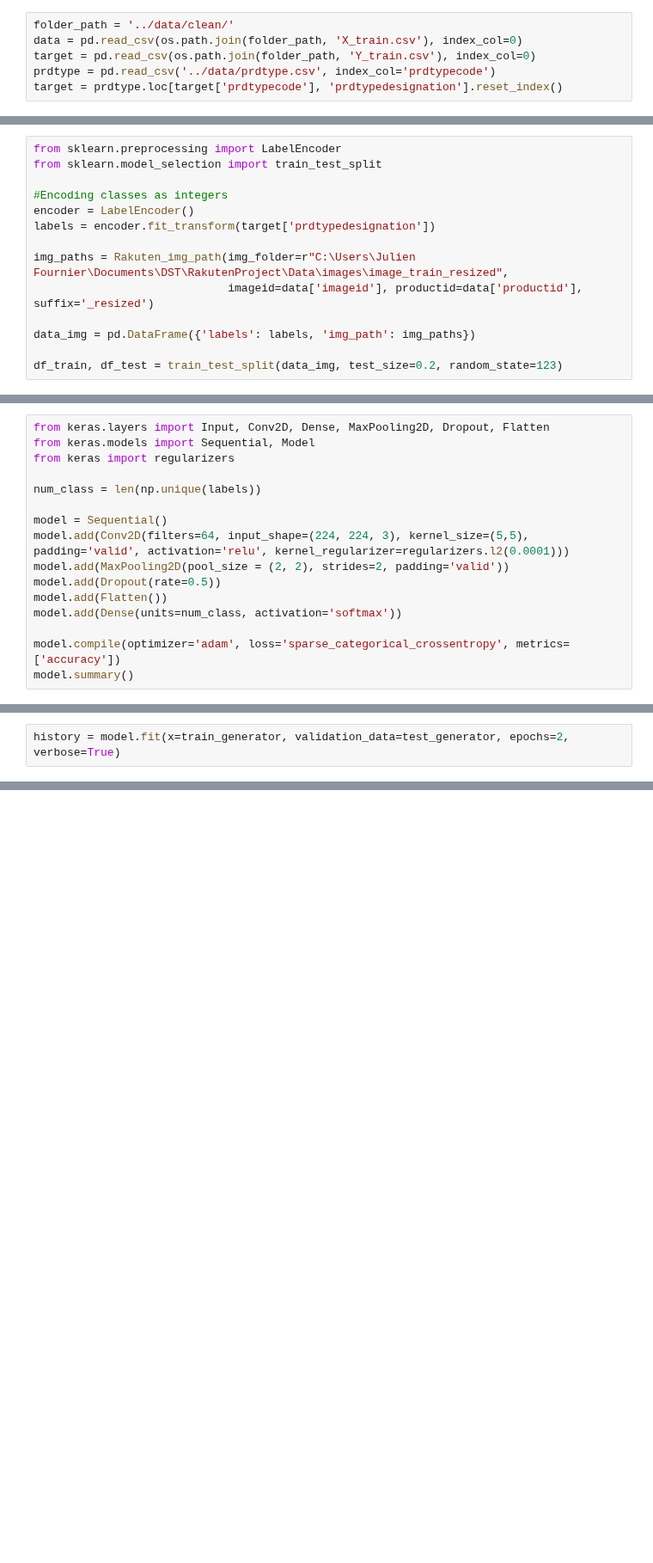
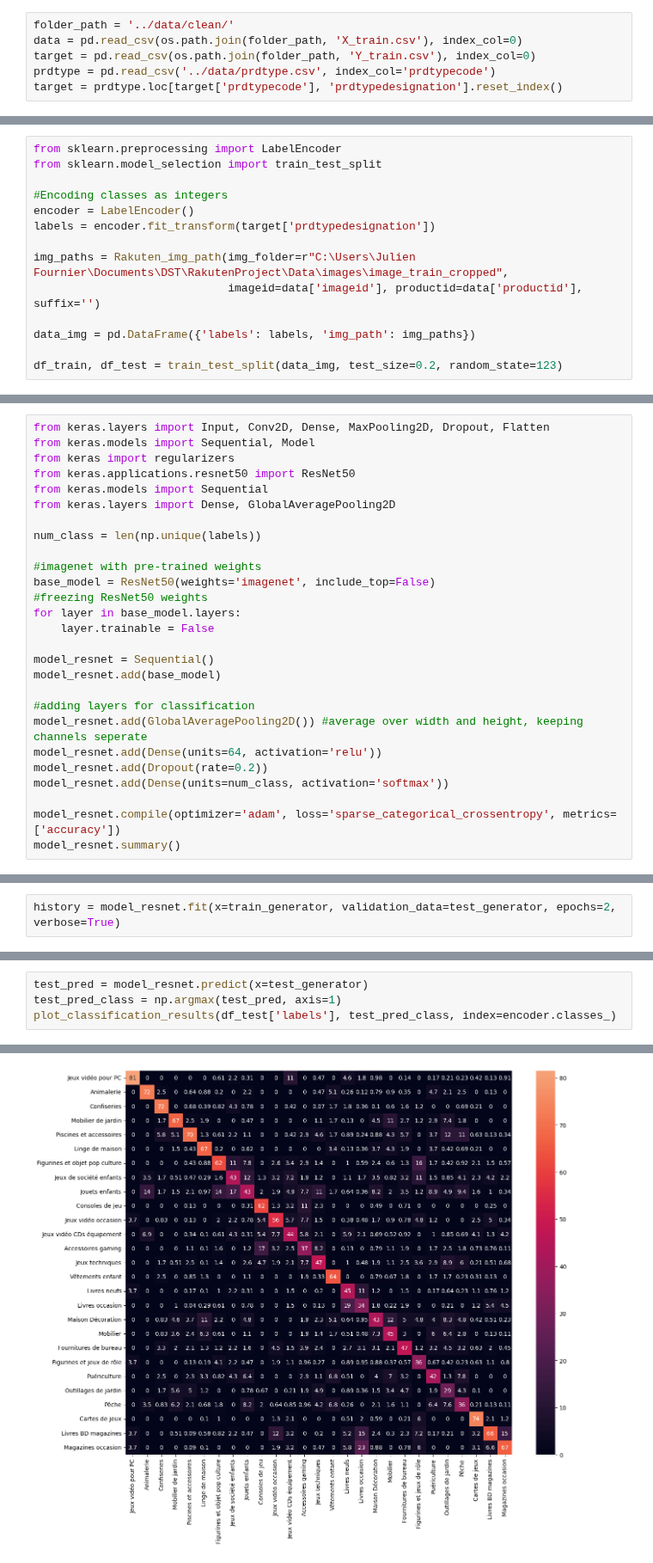
Before and after one commit to Konarovic/Rakuten, a Jupyter notebook: notebook/notebook_Imageclassification_CNN.ipynb, the cells around one changed output, grey strips where cells are left out. Shown at 86% size. Cells and saved outputs as stored; diff of their text form; blank space fills up the shorter version.

```diff
--- a/notebook/notebook_Imageclassification_CNN.ipynb
+++ b/notebook/notebook_Imageclassification_CNN.ipynb
@@ -44,8 +61,8 @@ from sklearn.model_selection import train_test_split
 encoder = LabelEncoder()
 labels = encoder.fit_transform(target['prdtypedesignation'])
 
-img_paths = Rakuten_img_path(img_folder=r"C:\Users\Julien Fournier\Documents\DST\RakutenProject\Data\images\image_train_resized",
-                             imageid=data['imageid'], productid=data['productid'], suffix='_resized')
+img_paths = Rakuten_img_path(img_folder=r"C:\Users\Julien Fournier\Documents\DST\RakutenProject\Data\images\image_train_cropped",
+                             imageid=data['imageid'], productid=data['productid'], suffix='')
 
 data_img = pd.DataFrame({'labels': labels, 'img_path': img_paths})
 
@@ -75,16 +180,27 @@ Found 16984 validated image filenames.
 from keras.layers import Input, Conv2D, Dense, MaxPooling2D, Dropout, Flatten
 from keras.models import Sequential, Model
 from keras import regularizers
+from keras.applications.resnet50 import ResNet50
+from keras.models import Sequential
+from keras.layers import Dense, GlobalAveragePooling2D
 
 num_class = len(np.unique(labels))
 
-model = Sequential()
-model.add(Conv2D(filters=64, input_shape=(224, 224, 3), kernel_size=(5,5), padding='valid', activation='relu', kernel_regularizer=regularizers.l2(0.0001)))
-model.add(MaxPooling2D(pool_size = (2, 2), strides=2, padding='valid'))
-model.add(Dropout(rate=0.5))
-model.add(Flatten())
-model.add(Dense(units=num_class, activation='softmax'))
+#imagenet with pre-trained weights
+base_model = ResNet50(weights='imagenet', include_top=False)
+#freezing ResNet50 weights
+for layer in base_model.layers:
+    layer.trainable = False
 
-model.compile(optimizer='adam', loss='sparse_categorical_crossentropy', metrics=['accuracy'])
-model.summary()
+model_resnet = Sequential()
+model_resnet.add(base_model)
+
+#adding layers for classification
+model_resnet.add(GlobalAveragePooling2D()) #average over width and height, keeping channels seperate
+model_resnet.add(Dense(units=64, activation='relu'))
+model_resnet.add(Dropout(rate=0.2))
+model_resnet.add(Dense(units=num_class, activation='softmax'))
+
+model_resnet.compile(optimizer='adam', loss='sparse_categorical_crossentropy', metrics=['accuracy'])
+model_resnet.summary()
 # %% [output]
@@ -110,5 +223,5 @@ Non-trainable params: 0 (0.00 Byte)
 _________________________________________________________________
 # %%
-history = model.fit(x=train_generator, validation_data=test_generator, epochs=2, verbose=True)
+history = model_resnet.fit(x=train_generator, validation_data=test_generator, epochs=2, verbose=True)
 # %% [output]
 Epoch 1/2
@@ -121,0 +231,5 @@ Epoch 2/2
+# %%
+test_pred = model_resnet.predict(x=test_generator)
+test_pred_class = np.argmax(test_pred, axis=1)
+plot_classification_results(df_test['labels'], test_pred_class, index=encoder.classes_)
+# %% [output]
@@ -121,0 +253 @@ Epoch 2/2
+[figure, added]
```
Also changed, not shown: parts of 18 cells of this notebook, 1 other file.
